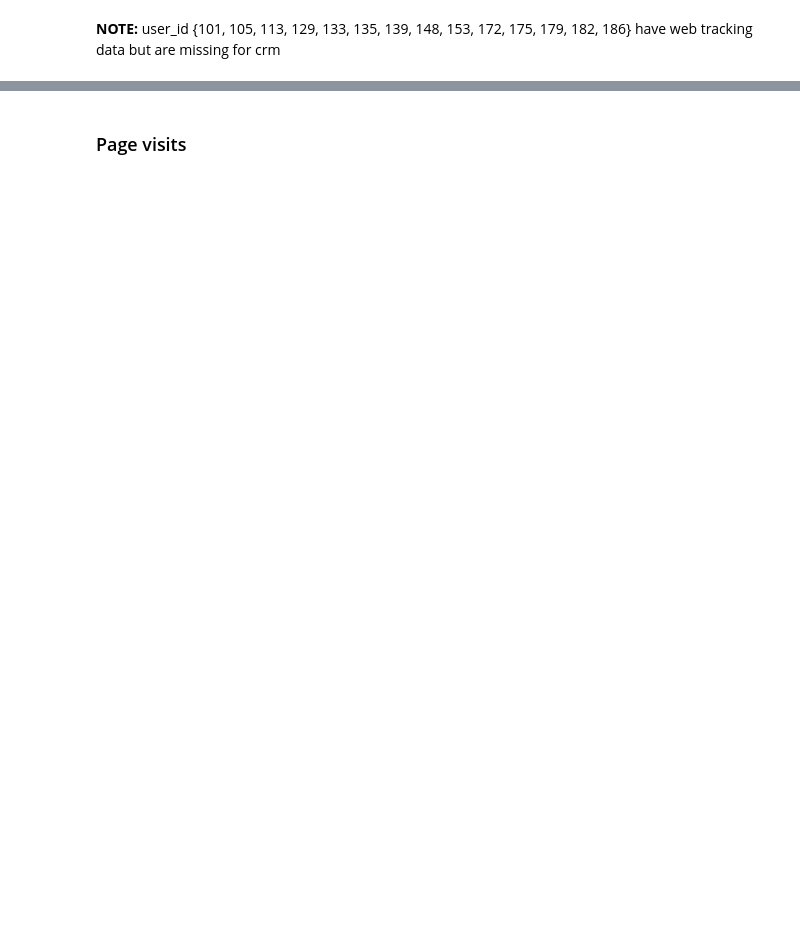
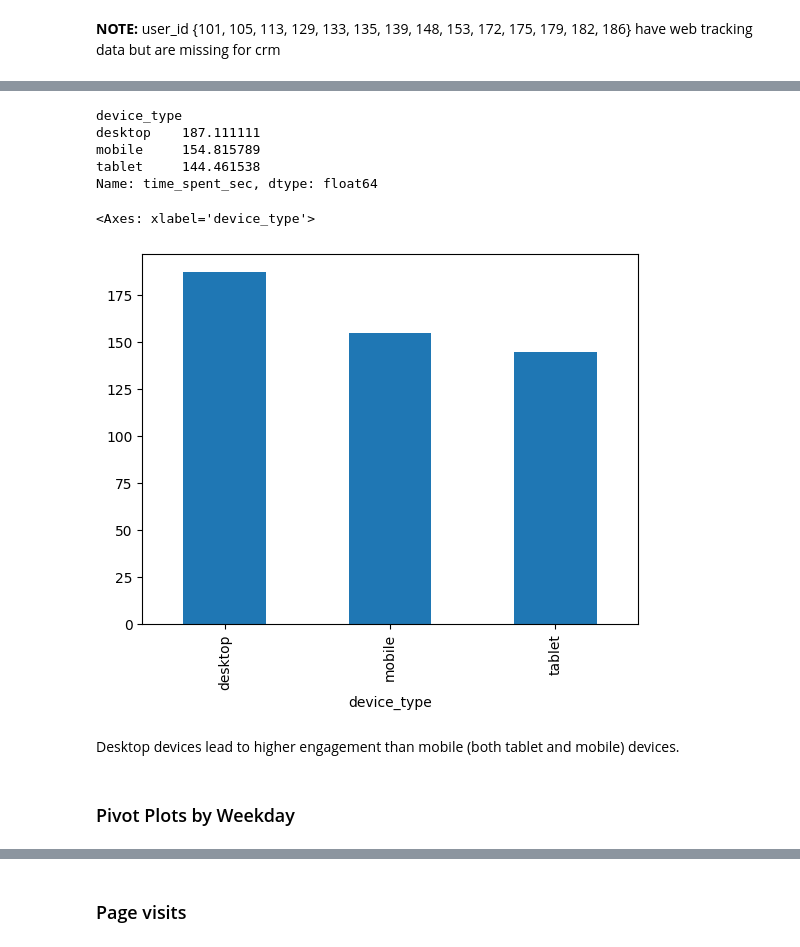
Before and after one commit to derfinn0501/case_study, a Jupyter notebook: process_data.ipynb, the cells around one changed output, grey strips where cells are left out. Cells and saved outputs as stored; diff of their text form; code cells hidden in the pictures; blank space fills up the shorter version.

```diff
--- a/process_data.ipynb
+++ b/process_data.ipynb
@@ -258,0 +465,17 @@ web_tracking_df.isna().sum()
+# %%
+get_mean_by_column(web_tracking_df, "device_type", plot=False)
+# %% [output]
+device_type
+desktop    187.111111
+mobile     154.815789
+tablet     144.461538
+Name: time_spent_sec, dtype: float64
+# %%
+get_mean_by_column(web_tracking_df, "device_type", plot=True)
+# %% [output]
+<Axes: xlabel='device_type'>
+[figure, added]
+# %% [markdown]
+Desktop devices lead to higher engagement than mobile (both tablet and mobile) devices.
+# %% [markdown]
+### Pivot Plots by Weekday
```
Also changed, not shown: parts of 45 cells of this notebook.
